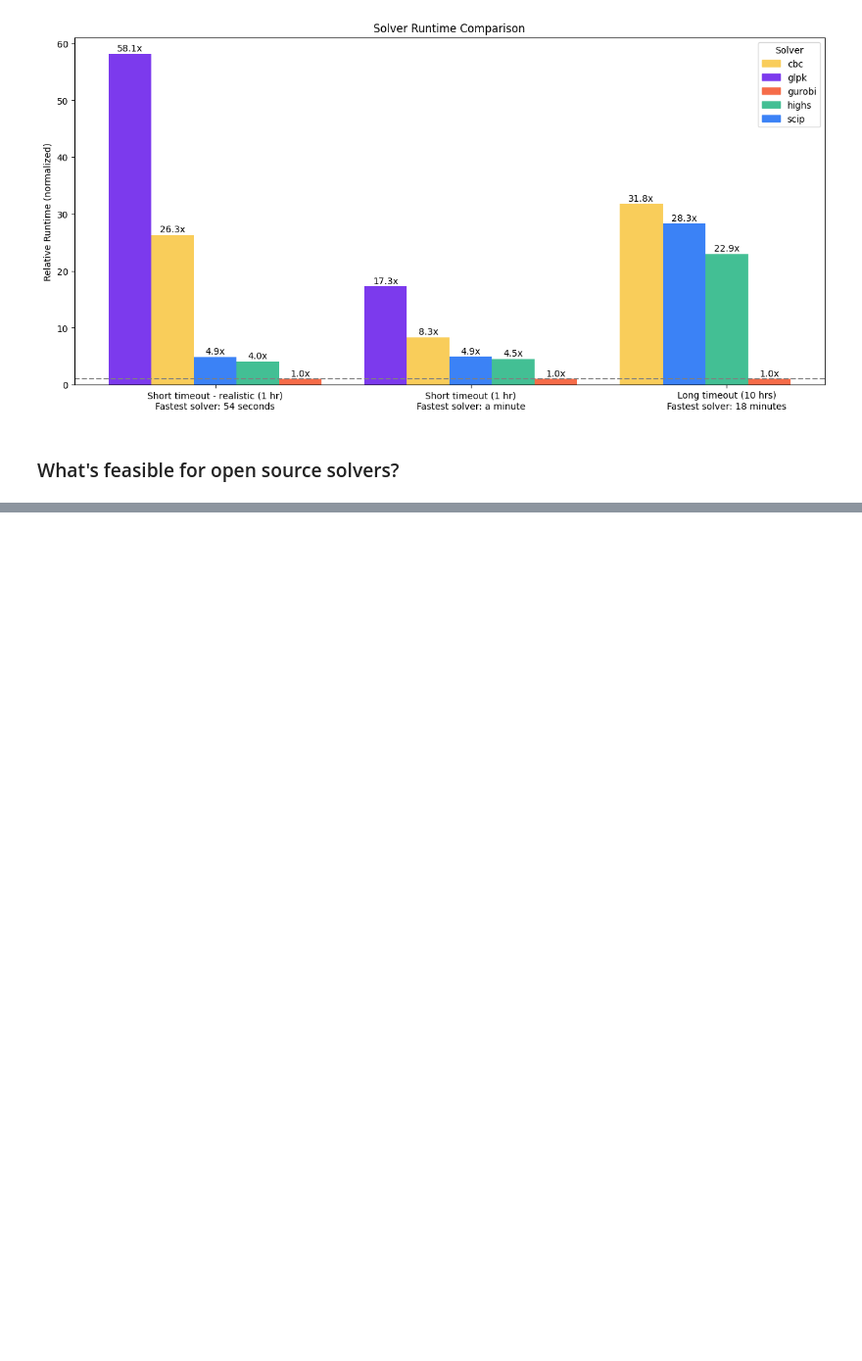
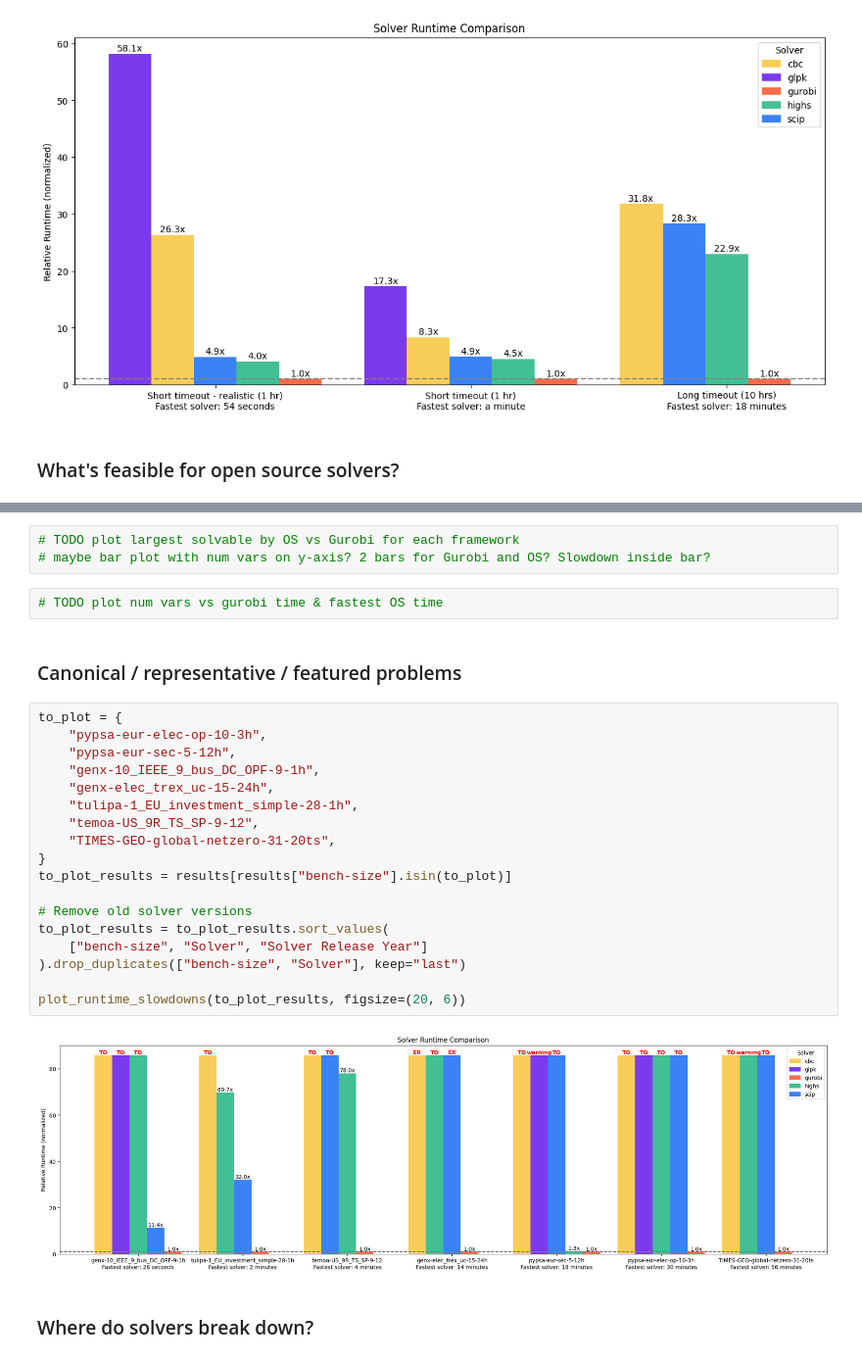
Before and after one commit to open-energy-transition/solver-benchmark, a Jupyter notebook: pocs/key-insights.ipynb, the cells around one changed output, grey strips where cells are left out. Shown at 98% size. Cells and saved outputs as stored; diff of their text form; blank space fills up the shorter version.

```diff
--- a/pocs/key-insights.ipynb
+++ b/pocs/key-insights.ipynb
@@ -302,0 +364,29 @@ longest_bench_per_model.sort_values("Num. Variables", ascending=False)[
+# %%
+# TODO plot largest solvable by OS vs Gurobi for each framework
+# maybe bar plot with num vars on y-axis? 2 bars for Gurobi and OS? Slowdown inside bar?
+# %%
+# TODO plot num vars vs gurobi time & fastest OS time
+# %% [markdown]
+### Canonical / representative / featured problems
+# %%
+to_plot = {
+    "pypsa-eur-elec-op-10-3h",
+    "pypsa-eur-sec-5-12h",
+    "genx-10_IEEE_9_bus_DC_OPF-9-1h",
+    "genx-elec_trex_uc-15-24h",
+    "tulipa-1_EU_investment_simple-28-1h",
+    "temoa-US_9R_TS_SP-9-12",
+    "TIMES-GEO-global-netzero-31-20ts",
+}
+to_plot_results = results[results["bench-size"].isin(to_plot)]
+
+# Remove old solver versions
+to_plot_results = to_plot_results.sort_values(
+    ["bench-size", "Solver", "Solver Release Year"]
+).drop_duplicates(["bench-size", "Solver"], keep="last")
+
+plot_runtime_slowdowns(to_plot_results, figsize=(20, 6))
+# %% [output]
+[figure, added]
+# %% [markdown]
+### Where do solvers break down?
```
Also changed, not shown: parts of 8 cells of this notebook.
